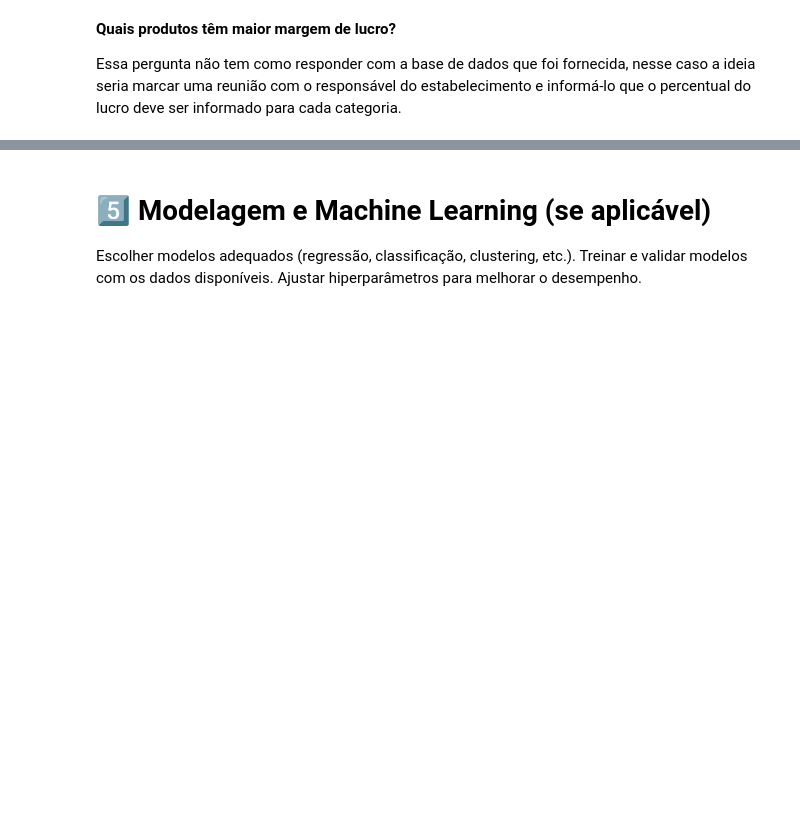
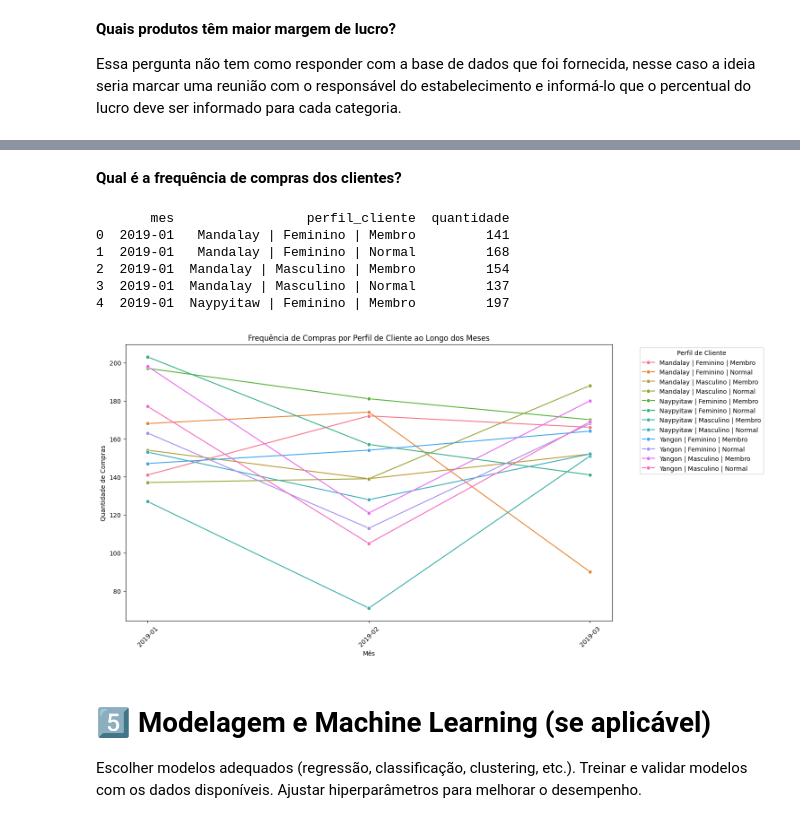
Before and after one commit to EduardaSantosDiniz/Aumento_do_Ticket_Medio_No_Supermercado, a Jupyter notebook: vendas_supermecado.ipynb, the cells around one changed output, grey strips where cells are left out. Saved outputs shown, nothing was run; the diff lists cells and outputs as text; code cells hidden in the pictures; blank space fills up the shorter version.

```diff
--- a/vendas_supermecado.ipynb
+++ b/vendas_supermecado.ipynb
@@ -323,3 +356,59 @@ Essa pergunta não tem como responder com a base de dados que foi fornecida, nes
+# %% [markdown]
+**Qual é a frequência de compras dos clientes?**
+# %%
+import pandas as pd
+import matplotlib.pyplot as plt
+import seaborn as sns
+
+# Converter a coluna 'data' para o formato DateTime (caso não esteja)
+df['data'] = pd.to_datetime(df['data'])
+
+# Criar uma coluna 'mes' para representar o mês de cada venda (Ano-Mês)
+df['mes'] = df['data'].dt.to_period('M')
+
+# Criar a coluna 'perfil_cliente' combinando cidade, gênero e tipo
+df['perfil_cliente'] = df['cidade'] + ' | ' + df['genero'] + ' | ' + df['tipo_cliente']
+
+# Garantir que a coluna 'quantidade' seja numérica (forçando a conversão e tratando erros)
+df['quantidade'] = pd.to_numeric(df['quantidade'], errors='coerce')
+
+# Tratar possíveis valores nulos na coluna 'quantidade' (removendo ou substituindo por 0)
+df = df.dropna(subset=['quantidade'])  # Para remover linhas com valores nulos
+# ou
+# df['quantidade'].fillna(0, inplace=True)  # Para substituir valores nulos por 0
+
+# Converter a coluna 'mes' para string no formato 'YYYY-MM'
+df['mes'] = df['mes'].astype(str)
+
+# Agrupar as compras por mês e perfil de cliente
+vendas_por_mes_perfil = df.groupby(['mes', 'perfil_cliente'])['quantidade'].sum().reset_index()
+
+# Verificar os dados agrupados para garantir que estão corretos
+print(vendas_por_mes_perfil.head())
+
+# Criar o gráfico de linha
+plt.figure(figsize=(14, 8))
+sns.lineplot(data=vendas_por_mes_perfil, x='mes', y='quantidade', hue='perfil_cliente', marker='o')
+
+# Ajustes visuais
+plt.xlabel("Mês")
+plt.ylabel("Quantidade de Compras")
+plt.title("Frequência de Compras por Perfil de Cliente ao Longo dos Meses")
+plt.xticks(rotation=45)
+
+# Mover a legenda para fora do gráfico
+plt.legend(title='Perfil de Cliente', bbox_to_anchor=(1.05, 1), loc='upper left')
+
+# Exibir o gráfico
+plt.show()
+# %% [output]
+       mes                 perfil_cliente  quantidade
+0  2019-01   Mandalay | Feminino | Membro         141
+1  2019-01   Mandalay | Feminino | Normal         168
+2  2019-01  Mandalay | Masculino | Membro         154
+3  2019-01  Mandalay | Masculino | Normal         137
+4  2019-01  Naypyitaw | Feminino | Membro         197
+[figure, added]
 # %% [markdown]
 # 5️⃣ Modelagem e Machine Learning (se aplicável)
 Escolher modelos adequados (regressão, classificação, clustering, etc.).
```
Also changed, not shown: parts of 8 cells of this notebook.
